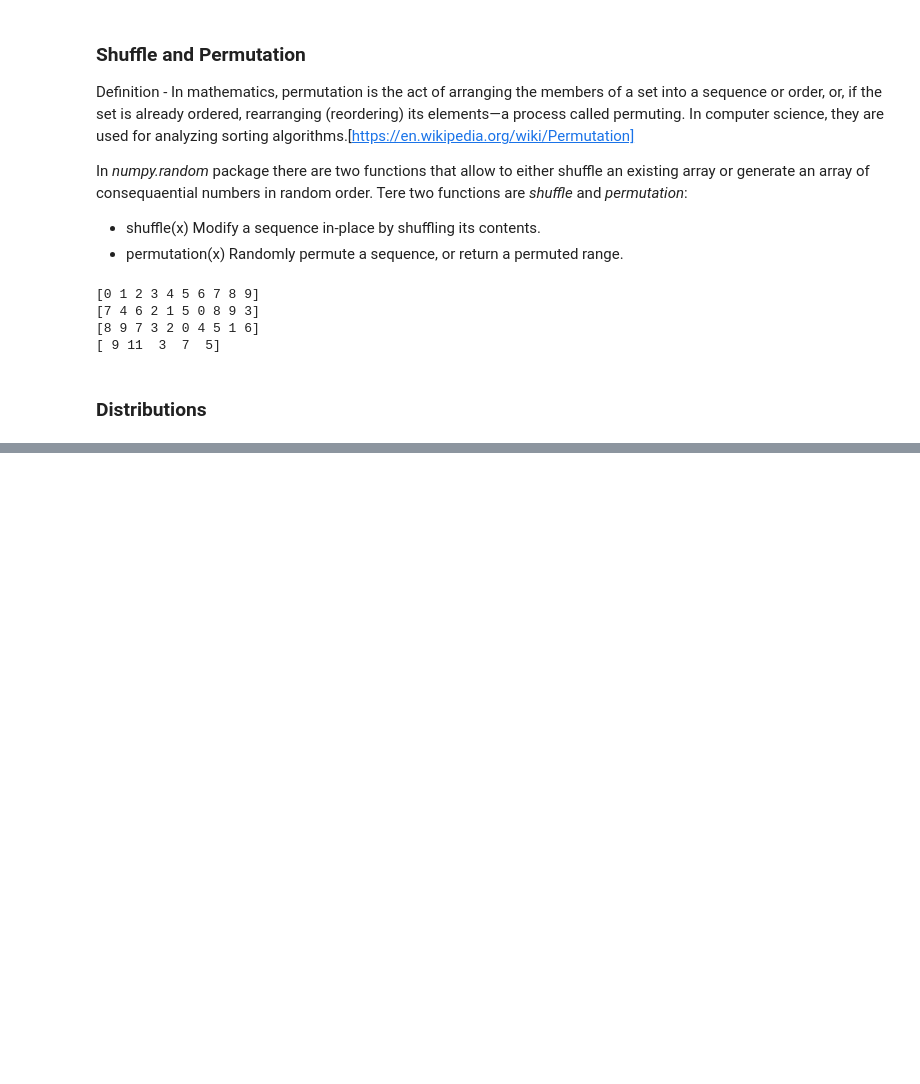
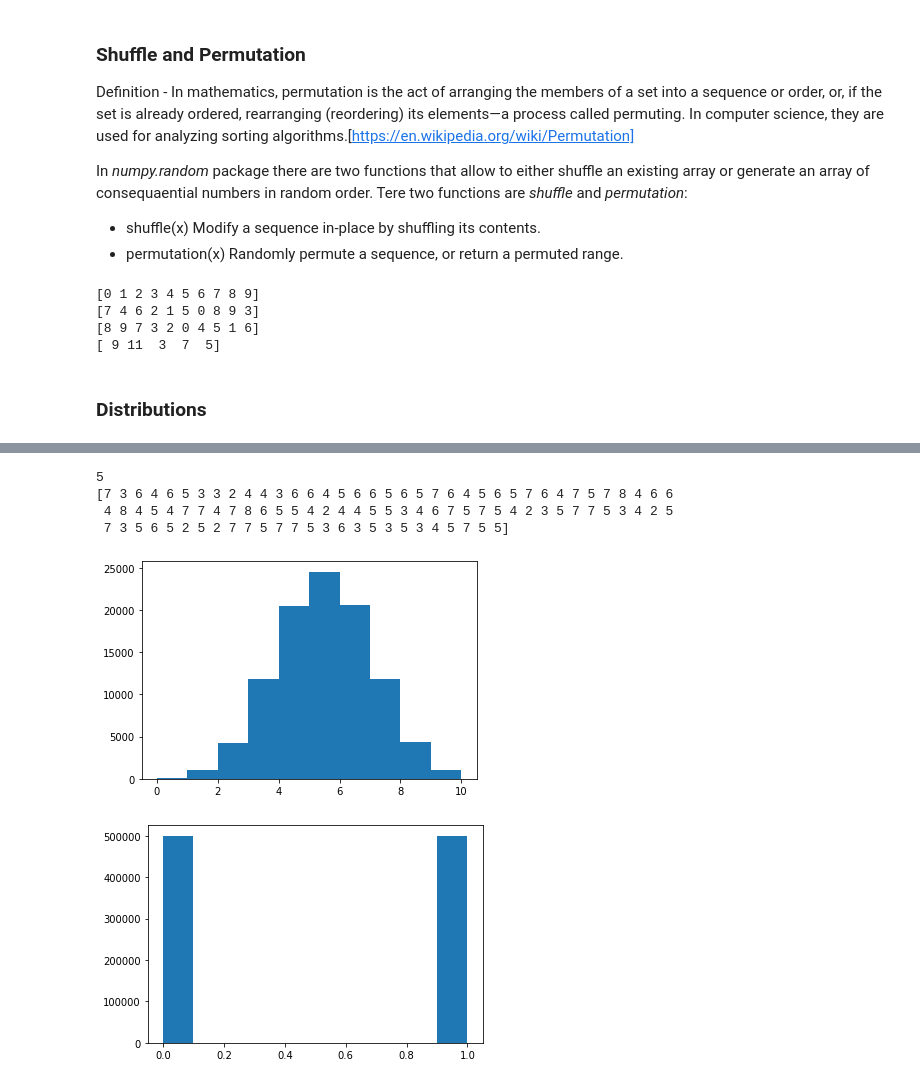
Before and after one commit to Vitalismirnov/ProgDAAssignment, a Jupyter notebook: Assignment.ipynb, the cells around one changed output, grey strips where cells are left out. Drawn from its saved outputs; the diff is of its cells as text; code cells hidden in the pictures; blank space fills up the shorter version.

Commit message:
Nov11_2019 Beta & Binomial

```diff
--- a/Assignment.ipynb
+++ b/Assignment.ipynb
@@ -220,0 +240,14 @@ plt.show()
+# %%
+print(np.random.binomial(10, 0.5))
+print(np.random.binomial(10, 0.5, 100))
+plt.hist(np.random.binomial(10, 0.5, 100000))
+plt.show()
+plt.hist(np.random.binomial(1, 0.5, 1000000))
+plt.show()
+# %% [output]
+5
+[7 3 6 4 6 5 3 3 2 4 4 3 6 6 4 5 6 6 5 6 5 7 6 4 5 6 5 7 6 4 7 5 7 8 4 6 6
+ 4 8 4 5 4 7 7 4 7 8 6 5 5 4 2 4 4 5 5 3 4 6 7 5 7 5 4 2 3 5 7 7 5 3 4 2 5
+ 7 3 5 6 5 2 5 2 7 7 5 7 7 5 3 6 3 5 3 5 3 4 5 7 5 5]
+[figure, added]
+[figure, added]
```
Also changed, not shown: parts of 6 cells of this notebook.
